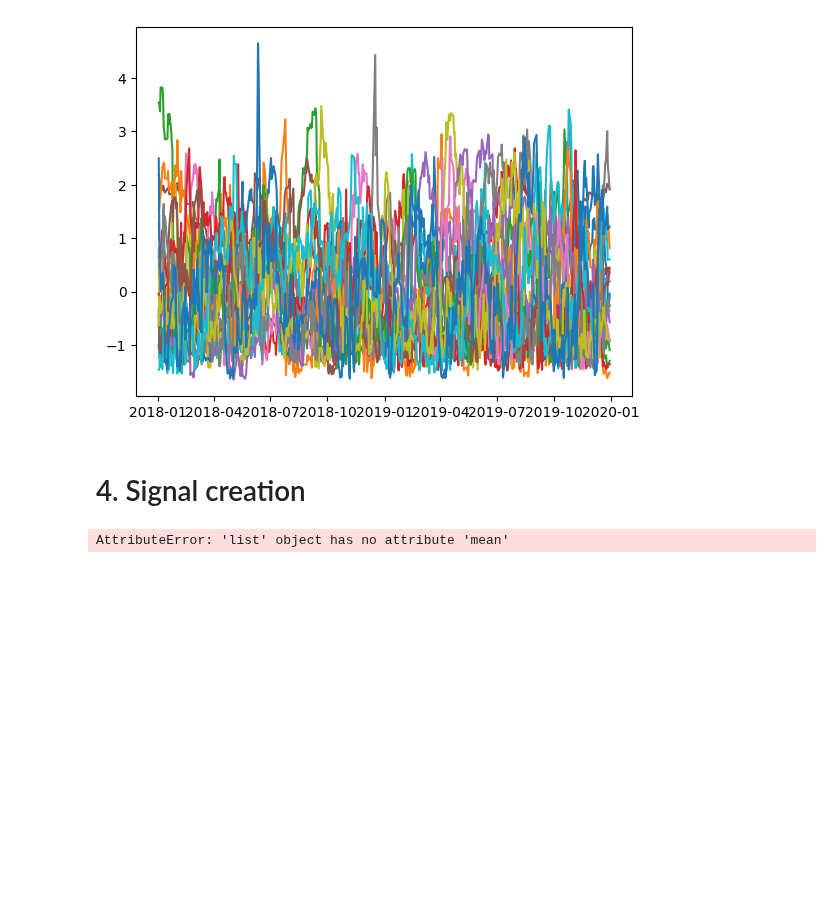
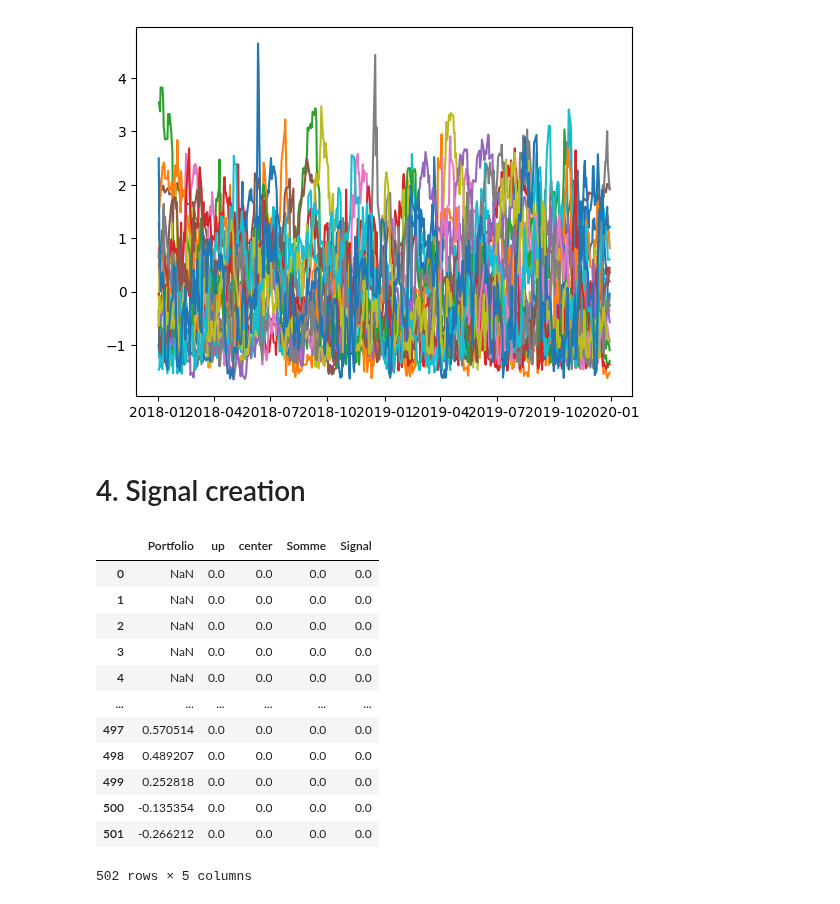
Before and after one commit to Antoinebattini/Pair_trading, a Jupyter notebook: Pair_Trading_Strategy_1.ipynb, the cells around one changed output. Saved outputs shown, nothing was run; the diff lists cells and outputs as text; code cells hidden in the pictures; blank space fills up the shorter version.

Commit message:
new changes portfolio signals

```diff
--- a/Pair_Trading_Strategy_1.ipynb
+++ b/Pair_Trading_Strategy_1.ipynb
@@ -209,9 +209,21 @@ See the caveats in the documentation: https://pandas.pydata.org/pandas-docs/stab
 # 4. Signal creation
 # %%
 from portfolio import Signaux
-# %%
-portfolio = [1,2,1,3,2,1]
-signaux = Signaux(portfolio, 2)
-signaux.entry_points()
-# %% [output]
-AttributeError: 'list' object has no attribute 'mean'
+# %%
+data = np.array(dataframes_dictionnary_norm[('FOX','FOXA')]['Delta_norm'])
+signaux = Signaux(data, 2)
+signaux.entry_points_up()
+# %% [output]
+|  | Portfolio | up | center | Somme | Signal |
+| 0 | NaN | 0.0 | 0.0 | 0.0 | 0.0 |
+| 1 | NaN | 0.0 | 0.0 | 0.0 | 0.0 |
+| 2 | NaN | 0.0 | 0.0 | 0.0 | 0.0 |
+| 3 | NaN | 0.0 | 0.0 | 0.0 | 0.0 |
+| 4 | NaN | 0.0 | 0.0 | 0.0 | 0.0 |
+| ... | ... | ... | ... | ... | ... |
+| 497 | 0.570514 | 0.0 | 0.0 | 0.0 | 0.0 |
+| 498 | 0.489207 | 0.0 | 0.0 | 0.0 | 0.0 |
+| 499 | 0.252818 | 0.0 | 0.0 | 0.0 | 0.0 |
+| 500 | -0.135354 | 0.0 | 0.0 | 0.0 | 0.0 |
+| 501 | -0.266212 | 0.0 | 0.0 | 0.0 | 0.0 |
+502 rows × 5 columns
```
Also changed, not shown: 1 other file.
